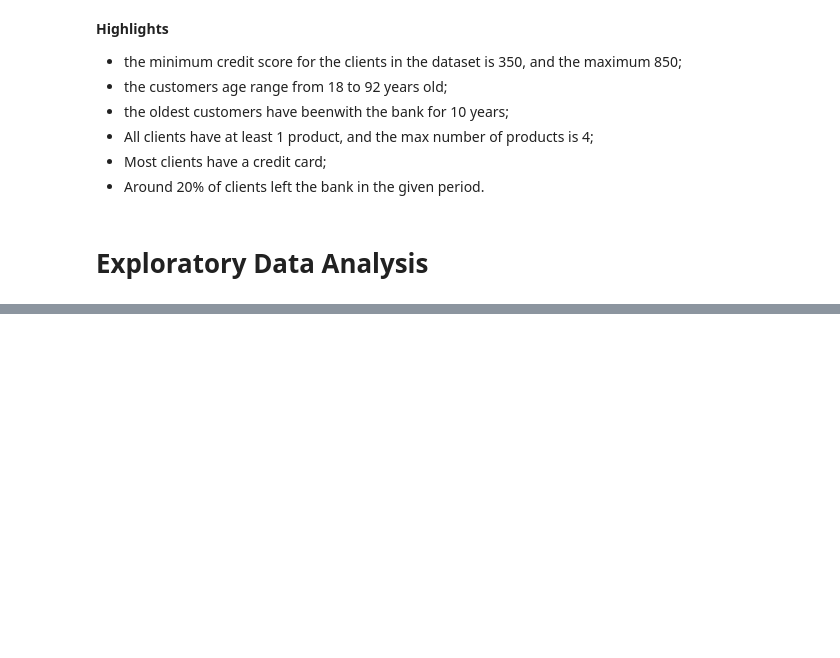
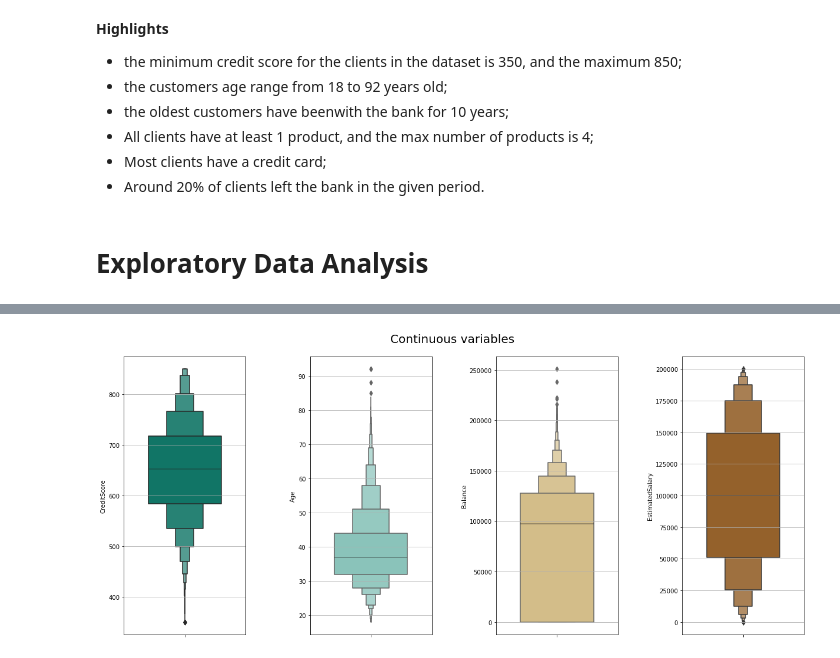
Before and after one commit to gperbone/Bank_Customer_Churn, a Jupyter notebook: bank_churn.ipynb, the cells around one changed output, grey strips where cells are left out. Cells and saved outputs as stored; diff of their text form; code cells hidden in the pictures; blank space fills up the shorter version.

```diff
--- a/bank_churn.ipynb
+++ b/bank_churn.ipynb
@@ -173,0 +211,20 @@ ax.bar_label(ax.containers[0])
+# %%
+fig, ax = plt.subplots(1,4, figsize=(18,8))
+
+sns.boxenplot(ax=ax[0],y=df_bank_churn['CreditScore'], color='#018571',width=0.6)
+ax[0].grid(axis='y')
+
+sns.boxenplot(ax=ax[1],y=df_bank_churn['Age'], color='#80cdc1',width=0.6)
+ax[1].grid(axis='y')
+
+sns.boxenplot(ax=ax[2],y=df_bank_churn['Balance'], color='#dfc27d',width=0.6)
+ax[2].grid(axis='y')
+
+sns.boxenplot(ax=ax[3],y=df_bank_churn['EstimatedSalary'], color='#a6611a',width=0.6)
+ax[3].grid(axis='y')
+
+fig.tight_layout(pad=5.0)
+plt.suptitle('Continuous variables', fontsize=20)
+plt.show()
+# %% [output]
+[figure, added]
```
Also changed, not shown: parts of 21 cells of this notebook.
